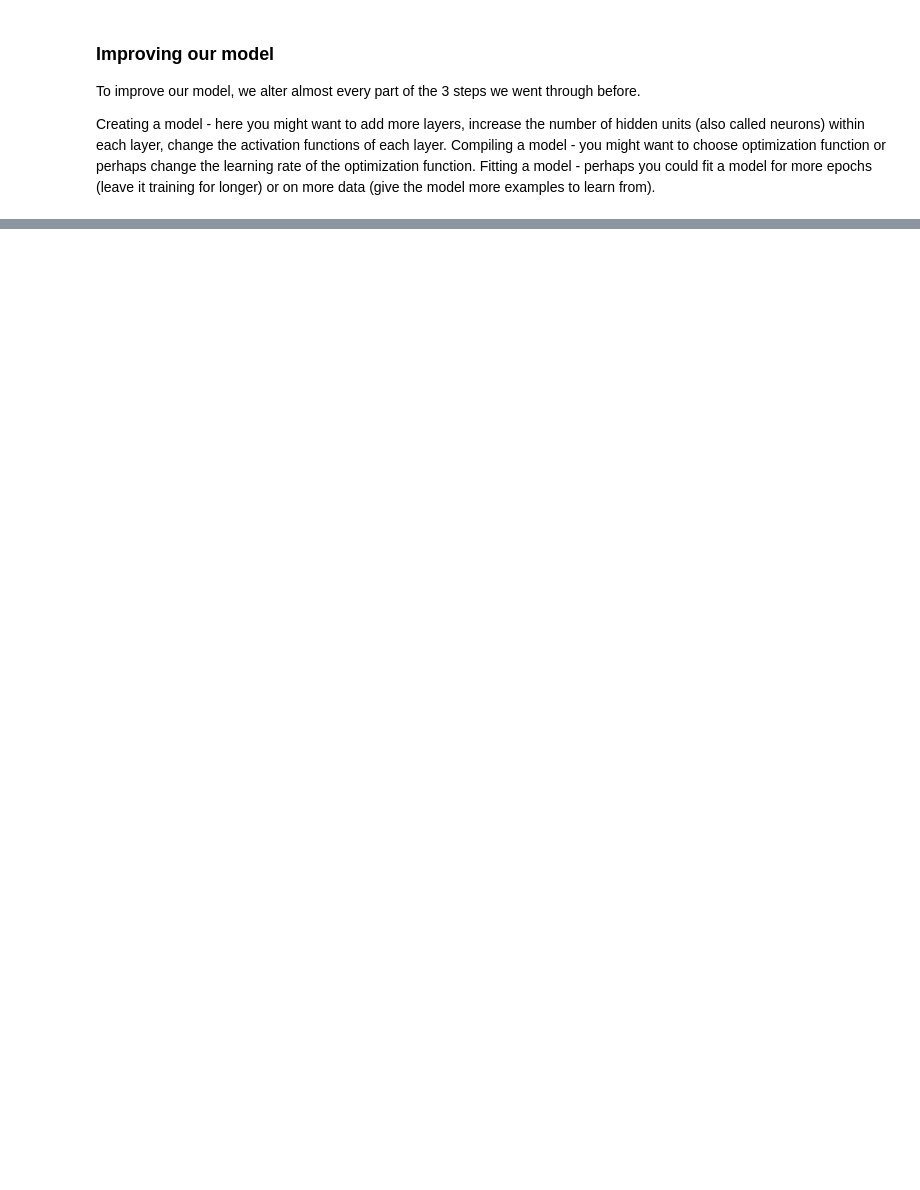
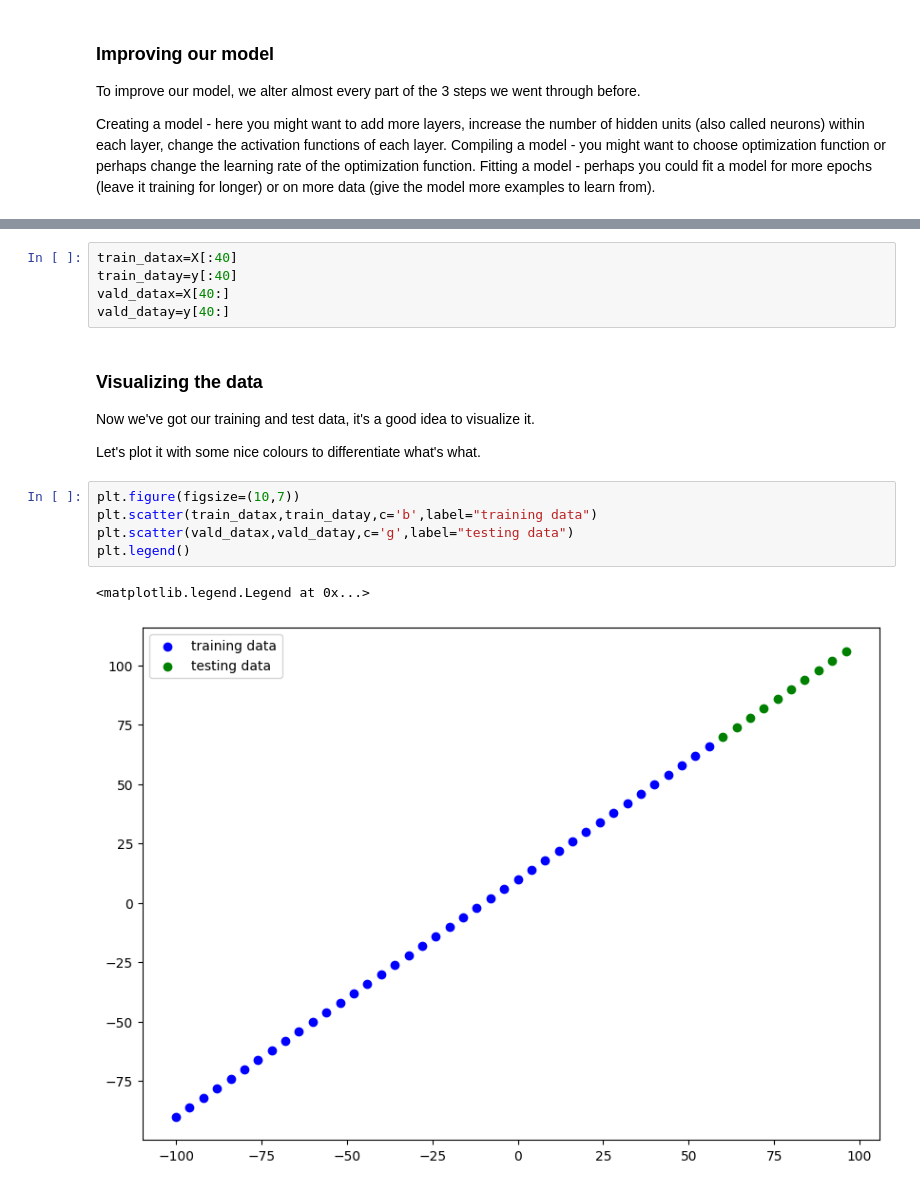
Before and after one commit to AlderyAbderrahman/Deep-learning-with-TenserFlow-bootcamp, a Jupyter notebook: 02Regression.ipynb, the cells around one changed output, grey strips where cells are left out. Drawn from its saved outputs; the diff is of its cells as text; blank space fills up the shorter version.

```diff
--- a/02Regression.ipynb
+++ b/02Regression.ipynb
@@ -194,0 +239,18 @@ array([[26.6626]], dtype=float32)
+# %%
+train_datax=X[:40]
+train_datay=y[:40]
+vald_datax=X[40:]
+vald_datay=y[40:]
+# %% [markdown]
+### Visualizing the data
+Now we've got our training and test data, it's a good idea to visualize it.
+
+Let's plot it with some nice colours to differentiate what's what.
+# %%
+plt.figure(figsize=(10,7))
+plt.scatter(train_datax,train_datay,c='b',label="training data")
+plt.scatter(vald_datax,vald_datay,c='g',label="testing data")
+plt.legend()
+# %% [output]
+<matplotlib.legend.Legend at 0x...>
+[figure, added]
```
Also changed, not shown: parts of 18 cells of this notebook.
